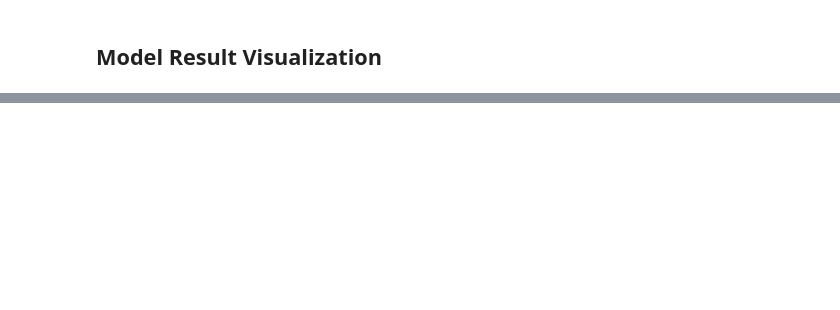
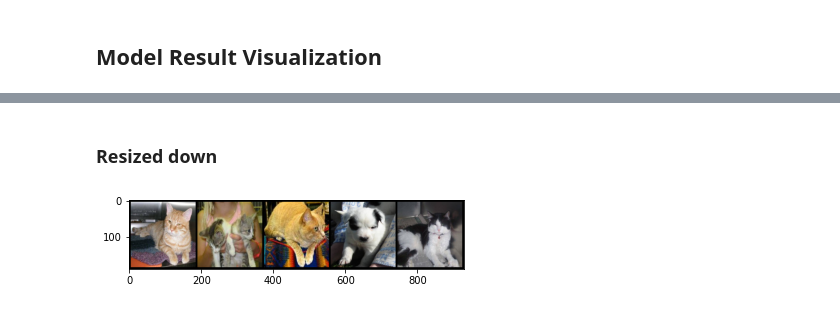
Before and after one commit to mactat/DL-IQIWA, a Jupyter notebook: notebooks/cat_dog_data_loading_model.ipynb, the cells around one changed output, grey strips where cells are left out. Cells and saved outputs as stored; diff of their text form; code cells hidden in the pictures; blank space fills up the shorter version.

```diff
--- a/notebooks/cat_dog_data_loading_model.ipynb
+++ b/notebooks/cat_dog_data_loading_model.ipynb
@@ -382,0 +411,7 @@ None
+# %% [markdown]
+### Resized down
+# %%
+resized_image = transforms.Resize(input_size)(original_image)
+show_image_tensor(resized_image)
+# %% [output]
+[figure, added]
```
Also changed, not shown: parts of 18 cells of this notebook, 3 other files.
